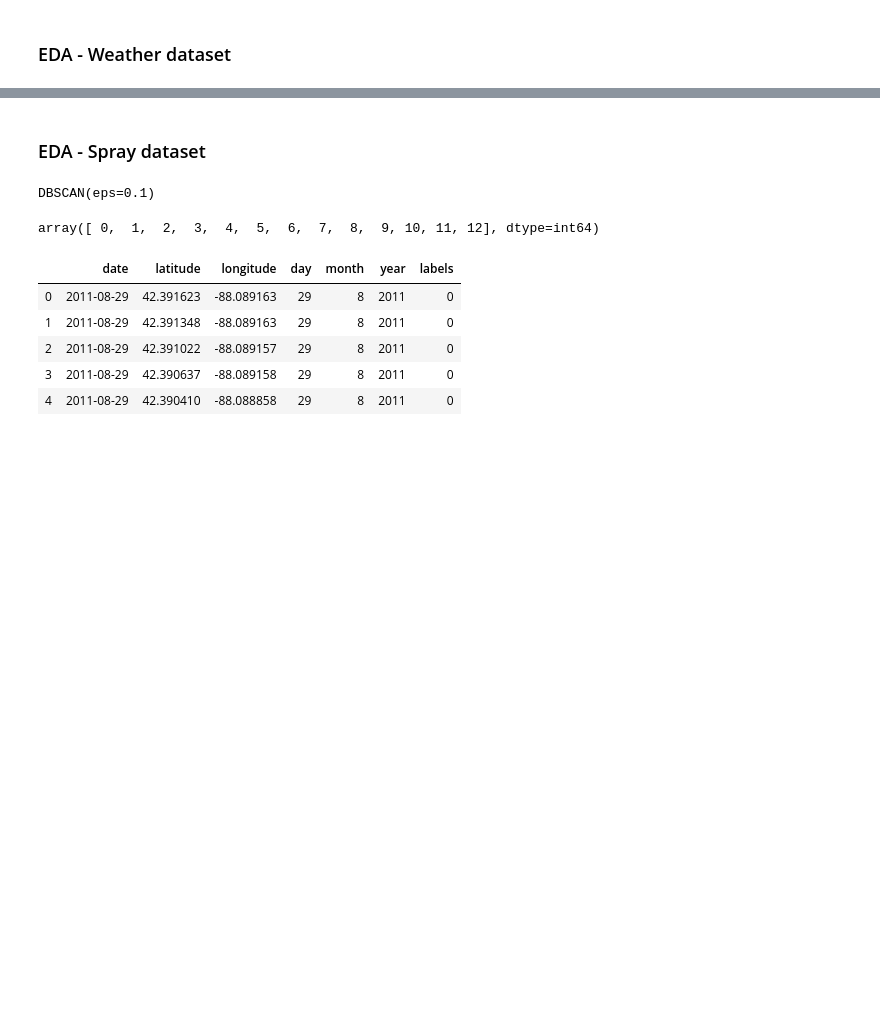
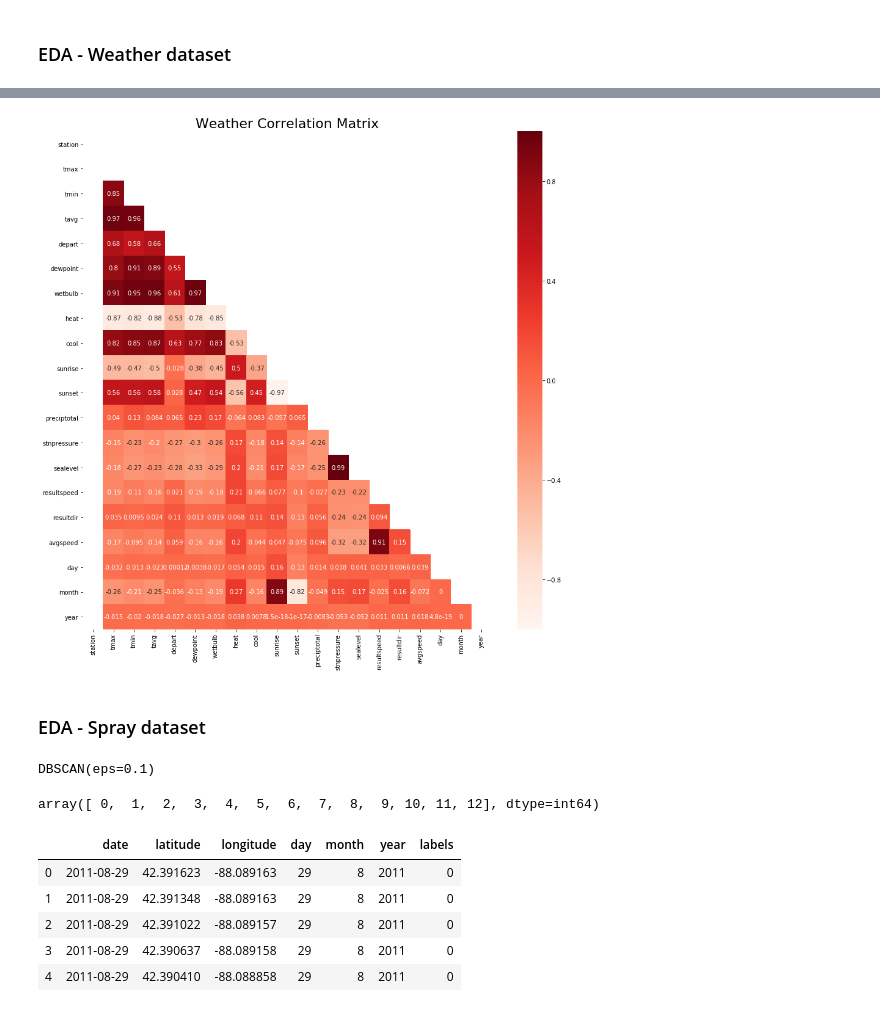
Before and after one commit to DSI-14-P4-BARJ/Project_4_West_Nile_Virus_Prediction, a Jupyter notebook: code/Project_4_West_Nile_Virus_Prediction.ipynb, the cells around one changed output, grey strips where cells are left out. Drawn from its saved outputs; the diff is of its cells as text; code cells hidden in the pictures; blank space fills up the shorter version.

```diff
--- a/code/Project_4_West_Nile_Virus_Prediction.ipynb
+++ b/code/Project_4_West_Nile_Virus_Prediction.ipynb
@@ -445,3 +507,15 @@ scatter(column_names)
+# %%
+# Setting up the size of the figure
+plt.figure(figsize=(15,15))
+# Insert the title
+plt.title("Weather Correlation Matrix", fontsize=22)
+corr = numeric_df.corr()
+# Set up mask to be True to hide upper triangle
+mask = np.zeros_like(corr, dtype=np.bool)
+mask[np.triu_indices_from(mask)] = True
+heat_map = sns.heatmap(corr,mask=mask,annot=True,vmin=-1,vmax=1,cmap="Reds")
+# %% [output]
+[figure, added]
 # %% [markdown]
 ### EDA - Spray dataset
 # %%
```
Also changed, not shown: parts of 136 cells of this notebook, 1 other file.
